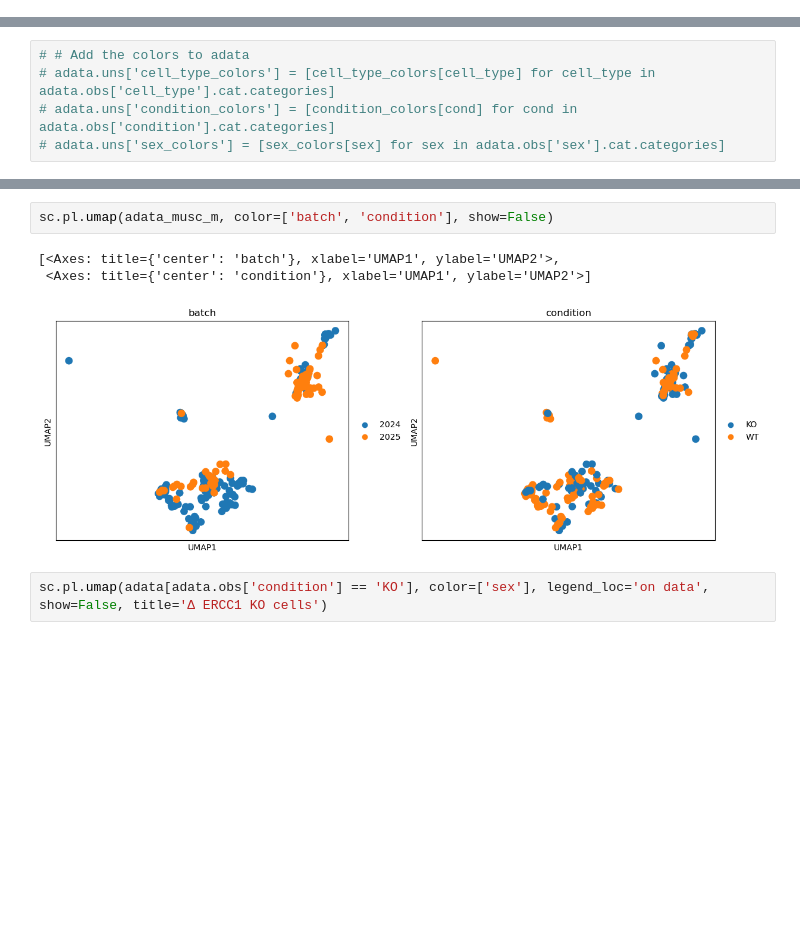
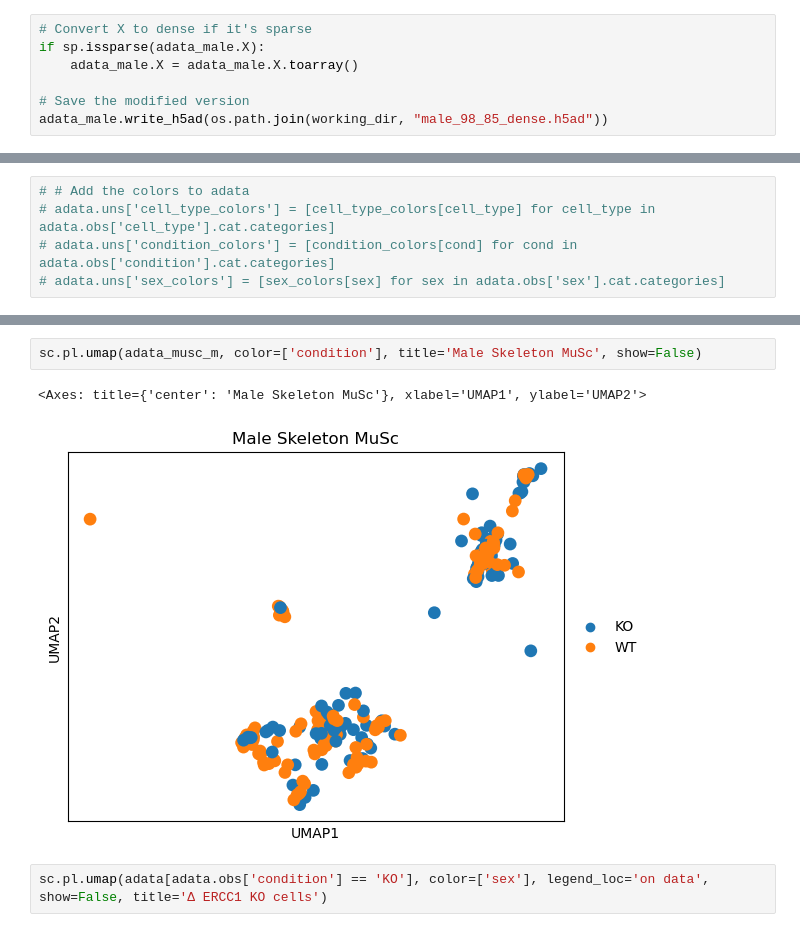
Before and after one commit to akanksha-sachan/TA_muscle_ageing, a Jupyter notebook: py_scripts/geneset_analysis/DEG_pathway_analysis.ipynb, the cells around one changed output, grey strips where cells are left out. Saved outputs shown, nothing was run; the diff lists cells and outputs as text; blank space fills up the shorter version.

```diff
--- a/py_scripts/DEG_related/DEG_pathway_analysis.ipynb
+++ b/py_scripts/geneset_analysis/DEG_pathway_analysis.ipynb
@@ -49,3 +67,10 @@ AnnData object with n_obs × n_vars = 24379 × 1188
+# %%
+# Convert X to dense if it's sparse
+if sp.issparse(adata_male.X):
+    adata_male.X = adata_male.X.toarray()
+
+# Save the modified version
+adata_male.write_h5ad(os.path.join(working_dir, "male_98_85_dense.h5ad"))
 # %%
 adata_musc_f = adata_female[adata_female.obs['C_scANVI'] == 'Skeleton MuSc']
 adata_musc_m = adata_male[adata_male.obs['C_scANVI'] == 'Skeleton MuSc']
@@ -107,9 +137,8 @@ sc.pl.umap(adata_musc_f, color=['batch', 'condition'], show=False)
 # %%
-sc.pl.umap(adata_musc_m, color=['batch', 'condition'], show=False)
+sc.pl.umap(adata_musc_m, color=['condition'], title='Male Skeleton MuSc', show=False)
 # %% [output]
-[<Axes: title={'center': 'batch'}, xlabel='UMAP1', ylabel='UMAP2'>,
- <Axes: title={'center': 'condition'}, xlabel='UMAP1', ylabel='UMAP2'>]
+<Axes: title={'center': 'Male Skeleton MuSc'}, xlabel='UMAP1', ylabel='UMAP2'>
-[figure, old version]
+[figure, new version]
 # %%
 sc.pl.umap(adata[adata.obs['condition'] == 'KO'], color=['sex'], legend_loc='on data', show=False, title='Δ ERCC1 KO cells')
 # %%
```
Also changed, not shown: parts of 7 cells of this notebook, 3 other files.
